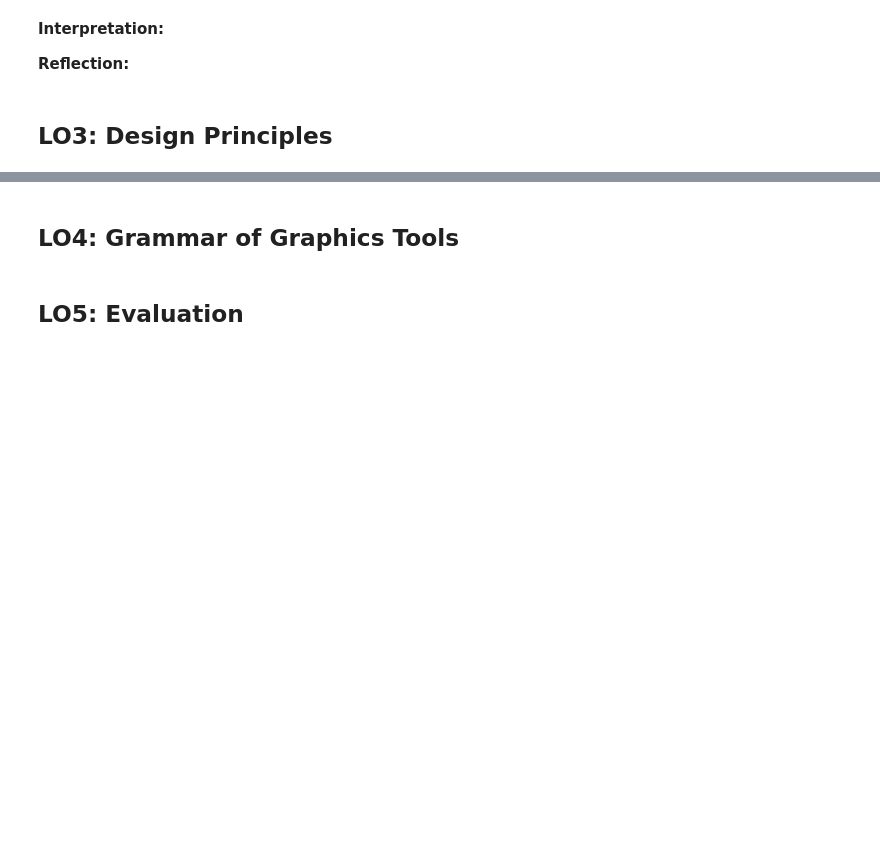
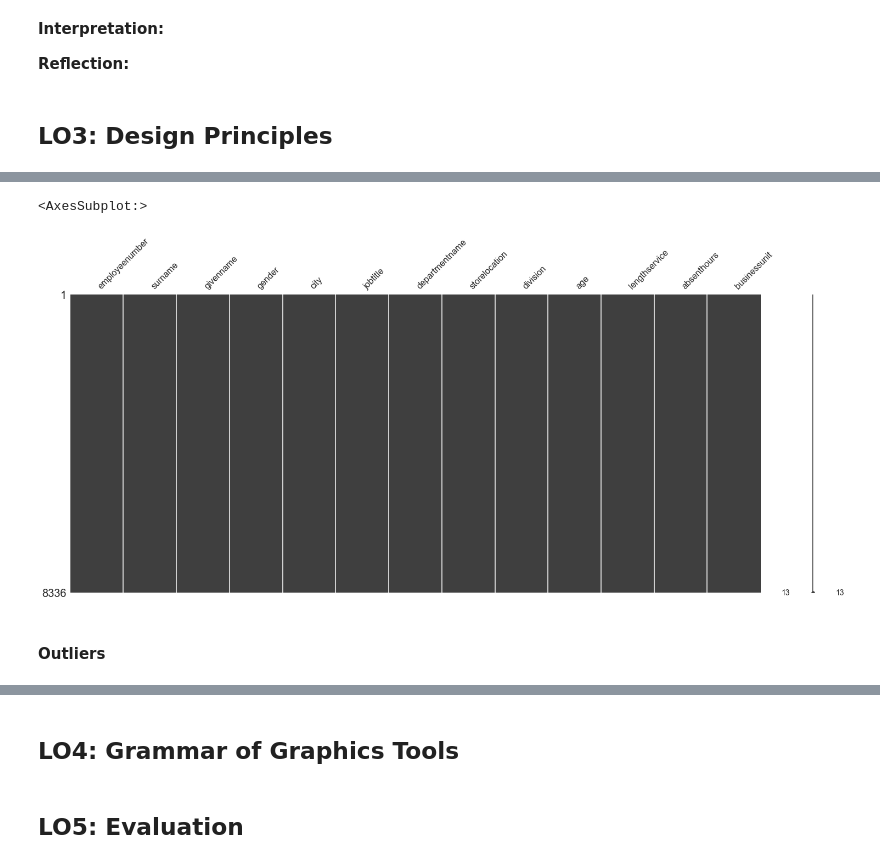
Before and after one commit to SimonStaehli/GDV_PerformanceRecord, a Jupyter notebook: GDV_PerformanceRecord_SimonStaehli.ipynb, the cells around one changed output, grey strips where cells are left out. Cells and saved outputs as stored; diff of their text form; code cells hidden in the pictures; blank space fills up the shorter version.

```diff
--- a/GDV_PerformanceRecord_SimonStaehli.ipynb
+++ b/GDV_PerformanceRecord_SimonStaehli.ipynb
@@ -328,0 +352,18 @@ px.pie(names=data['department'], values=data['employees'], title='Employees per
+# %%
+def encode_objects(df, object_col):
+    encodings = {}
+
+    for col in object_col:
+        df[col] = df[col].astype('str')
+        encodings[col] = LabelEncoder().fit(df[col])
+        df[col] = encodings[col].transform(df[col].values)
+
+    return df, encodings
+
+def encode_back(df, object_col, encodings):
+
+    for col in object_col:
+        df[col] = df[col].astype('int')
+        df[col] = encodings[col].inverse_transform(df[col].values)
+
+    return df
@@ -328,0 +376,3 @@ px.pie(names=data['department'], values=data['employees'], title='Employees per
+# %%
+obj_col = df.select_dtypes(include='object').columns
+df, encodings = encode_objects(df, obj_col)
@@ -328,0 +385,7 @@ px.pie(names=data['department'], values=data['employees'], title='Employees per
+# %%
+# Imputation of missing values with KNearestNeighbour
+imputer = KNNImputer()
+imputer.fit(df)
+arr = imputer.transform(df)
+df = pd.DataFrame(data=arr, columns=df.columns)
+df.head()
@@ -328,0 +399,9 @@ px.pie(names=data['department'], values=data['employees'], title='Employees per
+# %%
+df = encode_back(df, obj_col, encodings)
+# %%
+missingno.matrix(df)
+# %% [output]
+<AxesSubplot:>
+[figure, added]
+# %% [markdown]
+#### Outliers
```
Also changed, not shown: parts of 16 cells of this notebook.
